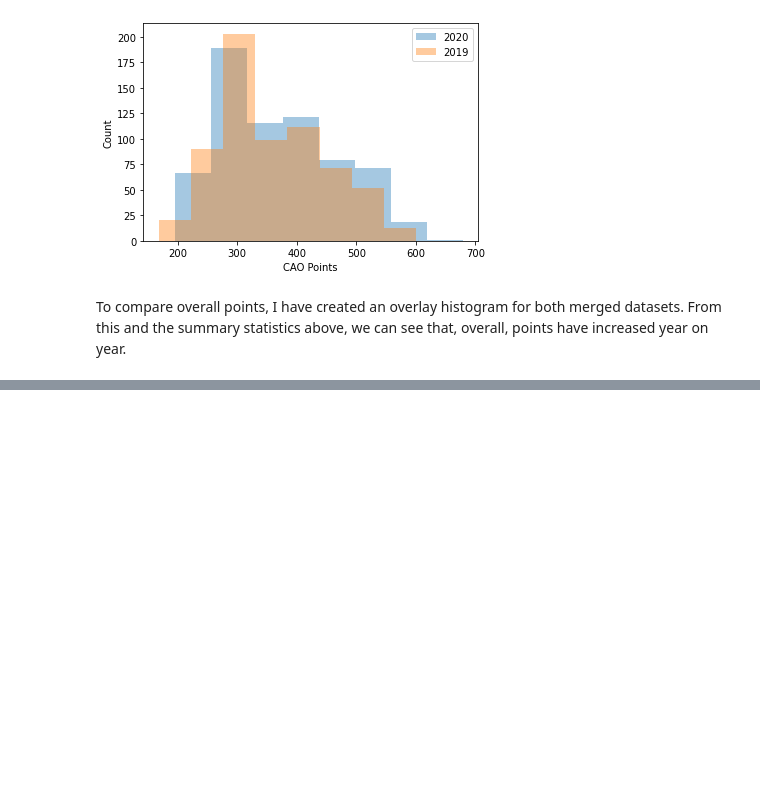
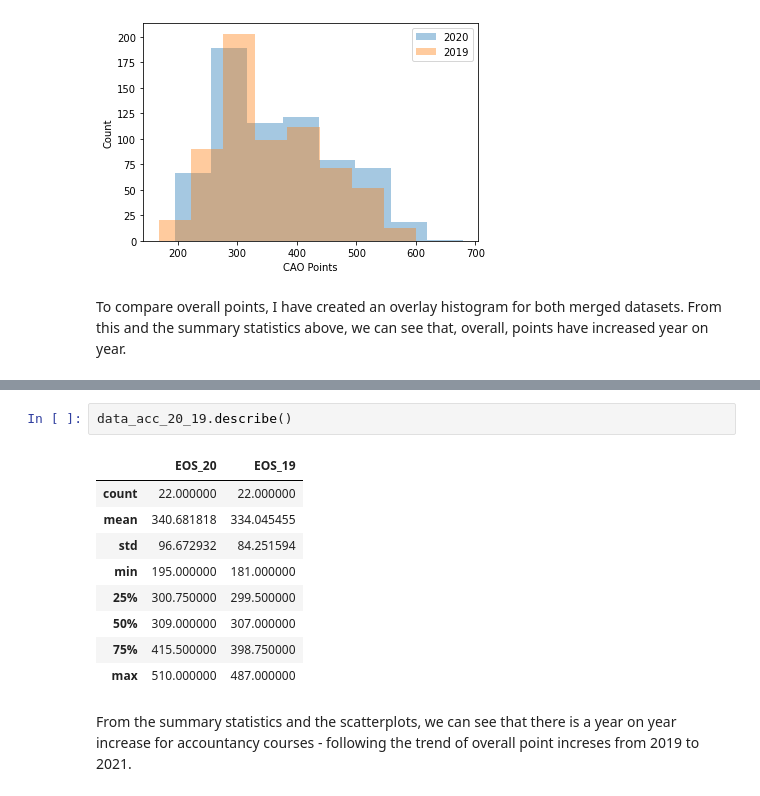
Before and after one commit to BTunney92/FODA---Project, a Jupyter notebook: cao.ipynb, the cells around one changed output, grey strips where cells are left out. Cells and saved outputs as stored; diff of their text form; blank space fills up the shorter version.

```diff
--- a/cao.ipynb
+++ b/cao.ipynb
@@ -208,0 +239,14 @@ To compare overall points, I have created an overlay histogram for both merged d
+# %%
+data_acc_20_19.describe()
+# %% [output]
+|  | EOS_20 | EOS_19 |
+| count | 22.000000 | 22.000000 |
+| mean | 340.681818 | 334.045455 |
+| std | 96.672932 | 84.251594 |
+| min | 195.000000 | 181.000000 |
+| 25% | 300.750000 | 299.500000 |
+| 50% | 309.000000 | 307.000000 |
+| 75% | 415.500000 | 398.750000 |
+| max | 510.000000 | 487.000000 |
+# %% [markdown]
+From the summary statistics and the scatterplots, we can see that there is a year on year increase for accountancy courses - following the trend of overall point increses from 2019 to 2021.
```
Also changed, not shown: parts of 5 cells of this notebook, 3 other files.
